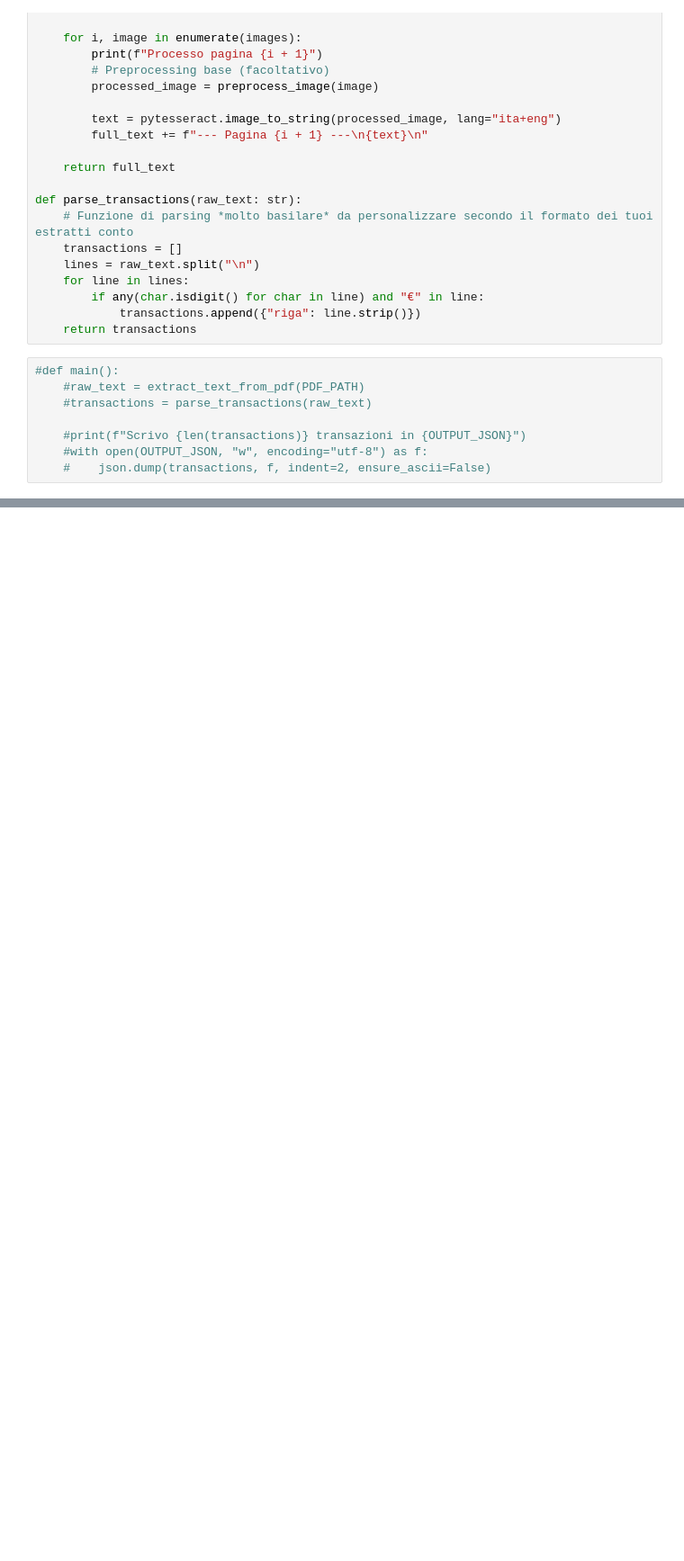
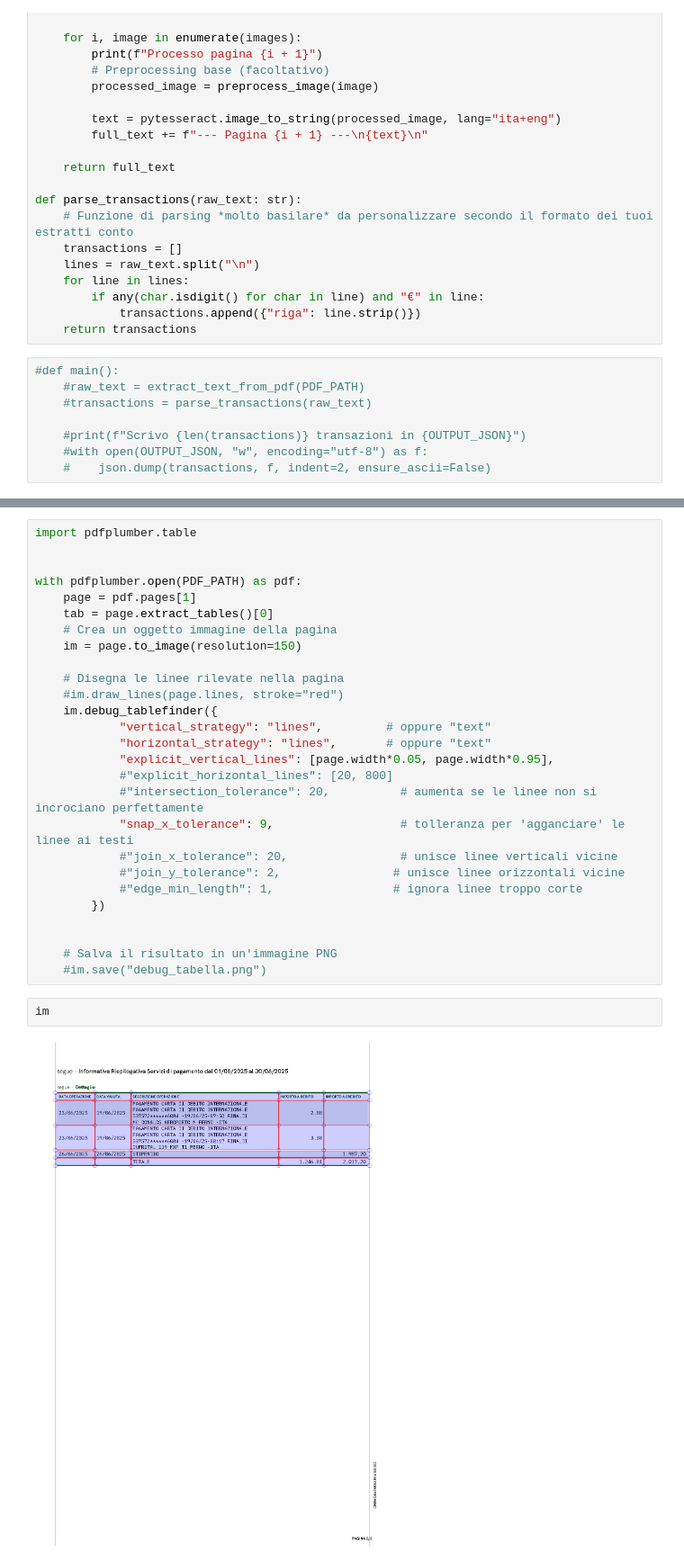
Before and after one commit to RinaldiLuca/monitor-finanze, a Jupyter notebook: test.ocr.ipynb, the cells around one changed output, grey strips where cells are left out. Shown at 90% size. Saved outputs shown, nothing was run; the diff lists cells and outputs as text; blank space fills up the shorter version.

```diff
--- a/test.ocr.ipynb
+++ b/test.ocr.ipynb
@@ -86,0 +141,31 @@ DATA OPERAZIONE DATA VALUTA DESCRIZIONE OPERAZIONE IMPORTO A DEBITO IMPORTO A CR
+# %%
+import pdfplumber.table
+
+
+with pdfplumber.open(PDF_PATH) as pdf:
+    page = pdf.pages[1]
+    tab = page.extract_tables()[0]
+    # Crea un oggetto immagine della pagina
+    im = page.to_image(resolution=150)
+
+    # Disegna le linee rilevate nella pagina
+    #im.draw_lines(page.lines, stroke="red")
+    im.debug_tablefinder({
+            "vertical_strategy": "lines",         # oppure "text"
+            "horizontal_strategy": "lines",       # oppure "text"
+            "explicit_vertical_lines": [page.width*0.05, page.width*0.95],
+            #"explicit_horizontal_lines": [20, 800]
+            #"intersection_tolerance": 20,          # aumenta se le linee non si incrociano perfettamente
+            "snap_x_tolerance": 9,                  # tolleranza per 'agganciare' le linee ai testi
+            #"join_x_tolerance": 20,                # unisce linee verticali vicine
+            #"join_y_tolerance": 2,                # unisce linee orizzontali vicine
+            #"edge_min_length": 1,                 # ignora linee troppo corte
+        })
+
+
+    # Salva il risultato in un'immagine PNG
+    #im.save("debug_tabella.png")
+# %%
+im
+# %% [output]
+[figure, added]
```
Also changed, not shown: parts of 12 cells of this notebook, 1 other file.
